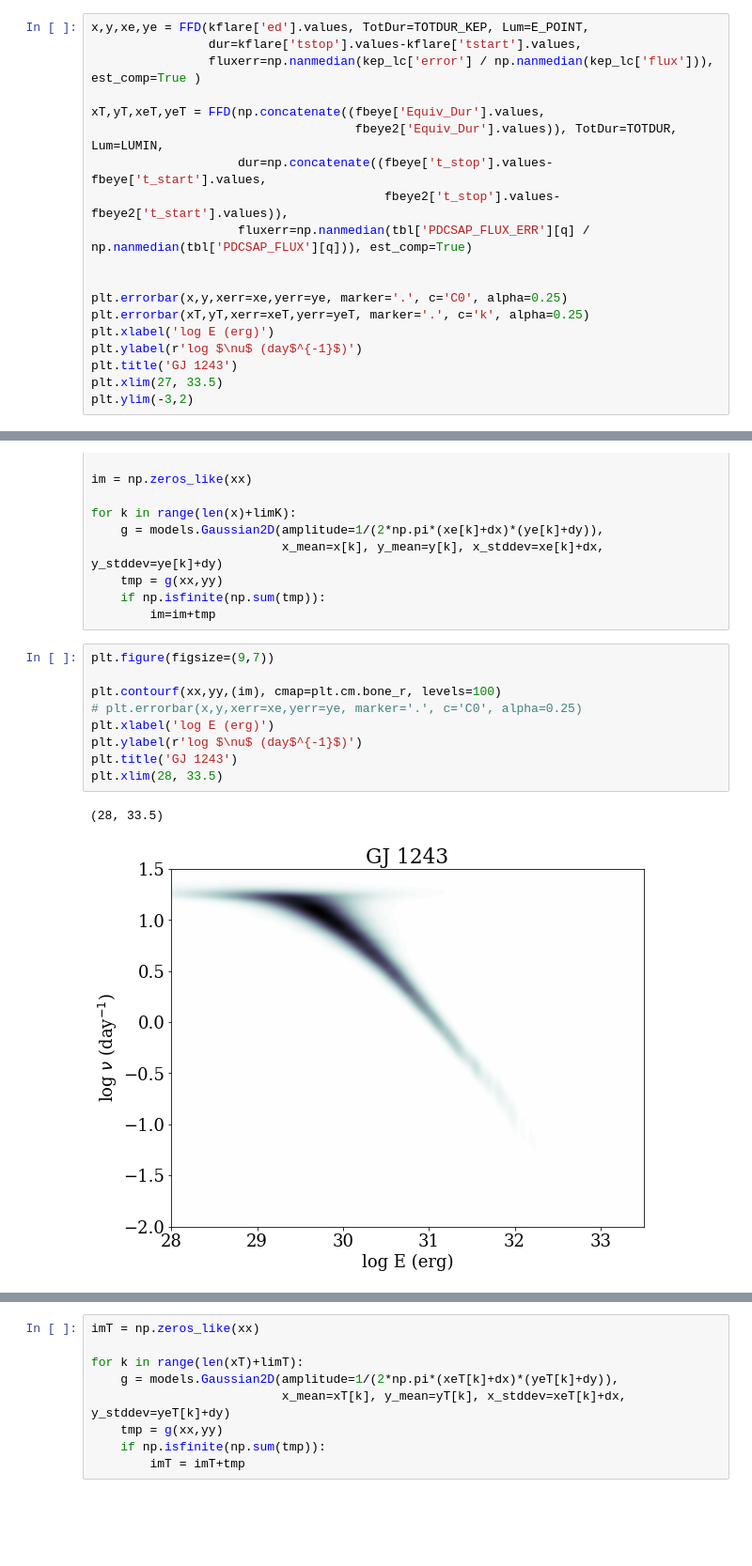
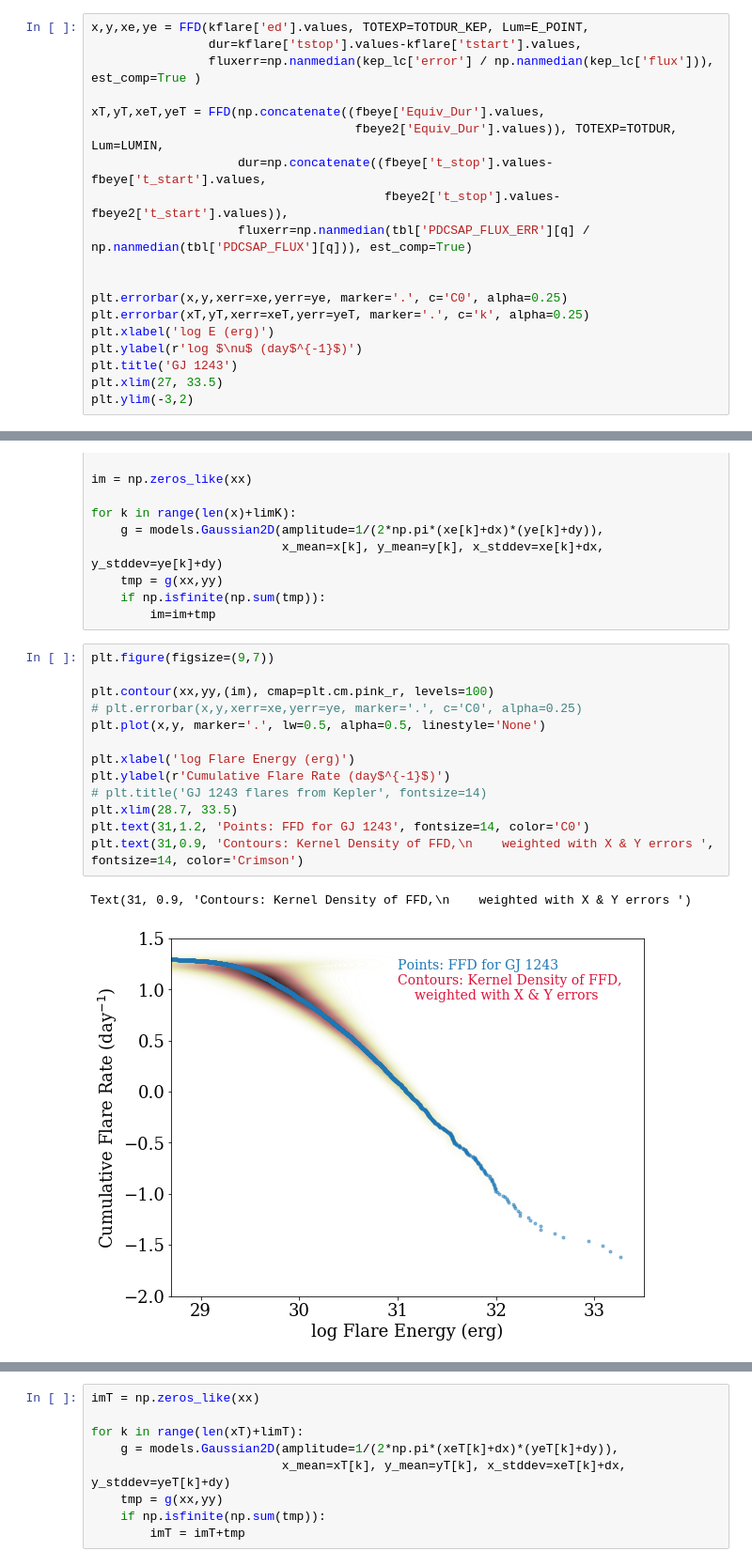
Before and after one commit to jradavenport/gj1243_10yrs, a Jupyter notebook: flare_search.ipynb, the cells around one changed output, grey strips where cells are left out. Shown at 94% size. Saved outputs shown, nothing was run; the diff lists cells and outputs as text; blank space fills up the shorter version.

```diff
--- a/flare_search.ipynb
+++ b/flare_search.ipynb
@@ -177,10 +214,10 @@ plt.savefig('gj1243_keptess_flare.pdf', dpi=150, bbox_inches='tight', pad_inches
 # %%
-x,y,xe,ye = FFD(kflare['ed'].values, TotDur=TOTDUR_KEP, Lum=E_POINT,
+x,y,xe,ye = FFD(kflare['ed'].values, TOTEXP=TOTDUR_KEP, Lum=E_POINT,
                 dur=kflare['tstop'].values-kflare['tstart'].values,
                 fluxerr=np.nanmedian(kep_lc['error'] / np.nanmedian(kep_lc['flux'])), est_comp=True )
 
 xT,yT,xeT,yeT = FFD(np.concatenate((fbeye['Equiv_Dur'].values,
-                                    fbeye2['Equiv_Dur'].values)), TotDur=TOTDUR, Lum=LUMIN,
+                                    fbeye2['Equiv_Dur'].values)), TOTEXP=TOTDUR, Lum=LUMIN,
                     dur=np.concatenate((fbeye['t_stop'].values-fbeye['t_start'].values,
                                         fbeye2['t_stop'].values-fbeye2['t_start'].values)),
                     fluxerr=np.nanmedian(tbl['PDCSAP_FLUX_ERR'][q] / np.nanmedian(tbl['PDCSAP_FLUX'][q])), est_comp=True)
@@ -213,12 +250,16 @@ for k in range(len(x)+limK):
 # %%
 plt.figure(figsize=(9,7))
 
-plt.contourf(xx,yy,(im), cmap=plt.cm.bone_r, levels=100)
+plt.contour(xx,yy,(im), cmap=plt.cm.pink_r, levels=100)
 # plt.errorbar(x,y,xerr=xe,yerr=ye, marker='.', c='C0', alpha=0.25)
-plt.xlabel('log E (erg)')
-plt.ylabel(r'log $\nu$ (day$^{-1}$)')
-plt.title('GJ 1243')
-plt.xlim(28, 33.5)
+plt.plot(x,y, marker='.', lw=0.5, alpha=0.5, linestyle='None')
+
+plt.xlabel('log Flare Energy (erg)')
+plt.ylabel(r'Cumulative Flare Rate (day$^{-1}$)')
+# plt.title('GJ 1243 flares from Kepler', fontsize=14)
+plt.xlim(28.7, 33.5)
+plt.text(31,1.2, 'Points: FFD for GJ 1243', fontsize=14, color='C0')
+plt.text(31,0.9, 'Contours: Kernel Density of FFD,\n    weighted with X & Y errors ', fontsize=14, color='Crimson')
 # %% [output]
-(28, 33.5)
+Text(31, 0.9, 'Contours: Kernel Density of FFD,\n    weighted with X & Y errors ')
-[figure, old version]
+[figure, new version]
```
Also changed, not shown: parts of 7 cells of this notebook.
